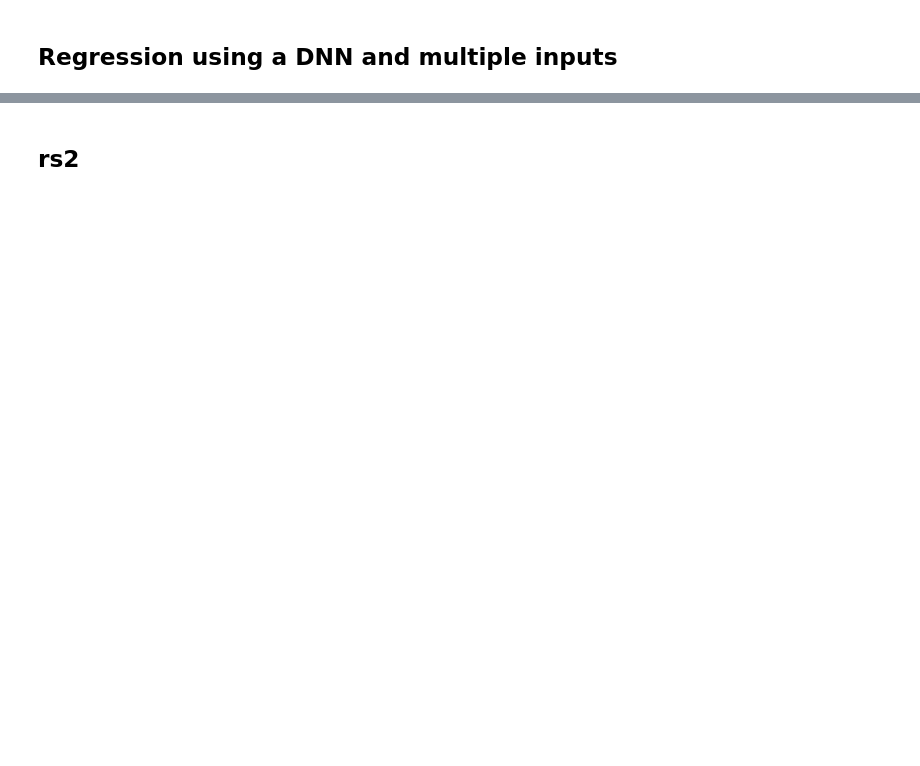
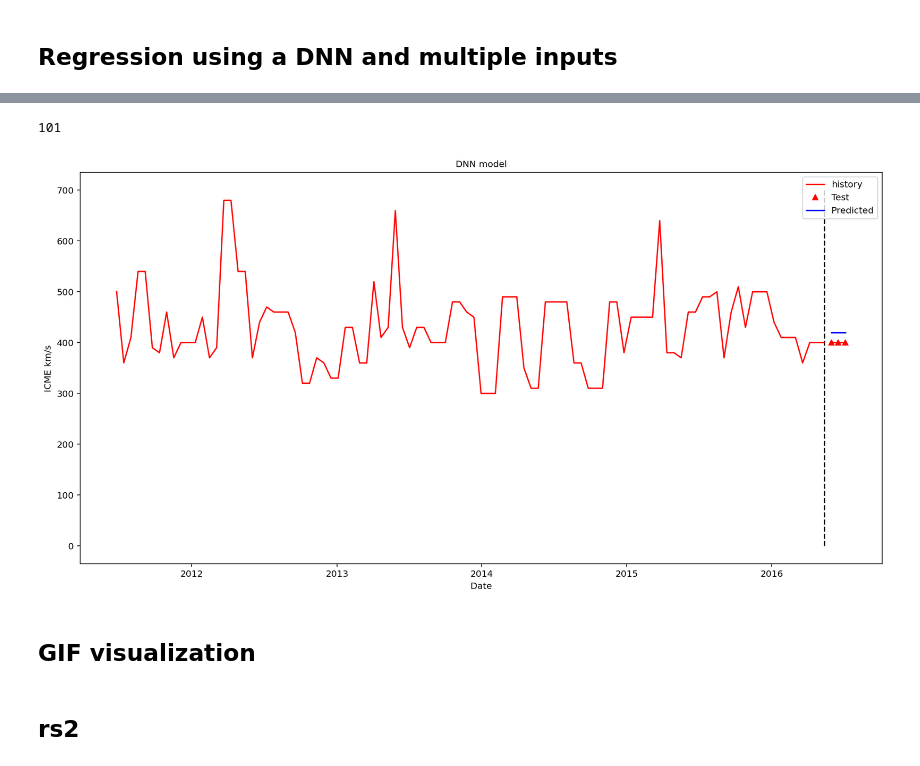
Before and after one commit to Atashnezhad/CME_forcast, a Jupyter notebook: Codes/P03_06_Multivar_tf_supervised.ipynb, the cells around one changed output, grey strips where cells are left out. Cells and saved outputs as stored; diff of their text form; code cells hidden in the pictures; blank space fills up the shorter version.

```diff
--- a/Codes/P03_06_Multivar_tf_supervised.ipynb
+++ b/Codes/P03_06_Multivar_tf_supervised.ipynb
@@ -288,31 +458,44 @@ len(train_labels)
+# %%
+len(test_labels)
+# %% [output]
+101
 # %%
-ahead = 153
-past = 100
+@gif.frame
+def plott(ahead):
+
+    ahead = ahead
+    past = 100
 
 
-testy = test_labels
-yhat = yhat_ser
+    testy = test_labels
+    yhat = yhat_ser
 
 
 
-plt.figure(figsize=(16,8))
+    plt.figure(figsize=(16,8))
 
-plt.plot(train_labels[339-past:], 'r',label='history')
-plt.vlines(train_labels[len(train_labels)-1:len(train_labels)].index,0, 700, colors='k', linestyles='dashed')
+    plt.plot(train_labels[len(train_labels)-past:], 'r',label='history')
+    plt.vlines(train_labels[len(train_labels)-1:len(train_labels)].index,0, 700, colors='k', linestyles='dashed')
 
-plt.plot(testy[0:ahead], 'r^',label='Test')
-plt.plot(testy[0:ahead], 'r')
-#     test.plot(kind='scatter')
+    plt.plot(testy[0:ahead], 'r^',label='Test')
+    plt.plot(testy[0:ahead], 'r')
+    #     test.plot(kind='scatter')
 
-plt.plot(yhat[0:ahead], color='blue',label='Predicted')
-plt.title('DNN model', fontsize=10)
-plt.xlabel('Date', fontsize=10)
-plt.ylabel('ICME km/s', fontsize=10)
+    plt.plot(yhat[0:ahead], color='blue',label='Predicted')
+    plt.title('DNN model', fontsize=10)
+    plt.xlabel('Date', fontsize=10)
+    plt.ylabel('ICME km/s', fontsize=10)
 
 
-plt.xticks(fontsize=10)
-plt.yticks(fontsize=10)
+    plt.xticks(fontsize=10)
+    plt.yticks(fontsize=10)
 
 
-plt.legend(fontsize=10)
-# plt.ylim(200,)
+    plt.legend(fontsize=10)
+    # plt.ylim(200,)
+# %%
+plott(ahead=3)
+# %% [output]
+[figure, added]
+# %% [markdown]
+## GIF visualization
```
Also changed, not shown: parts of 36 cells of this notebook, 6 other files.
